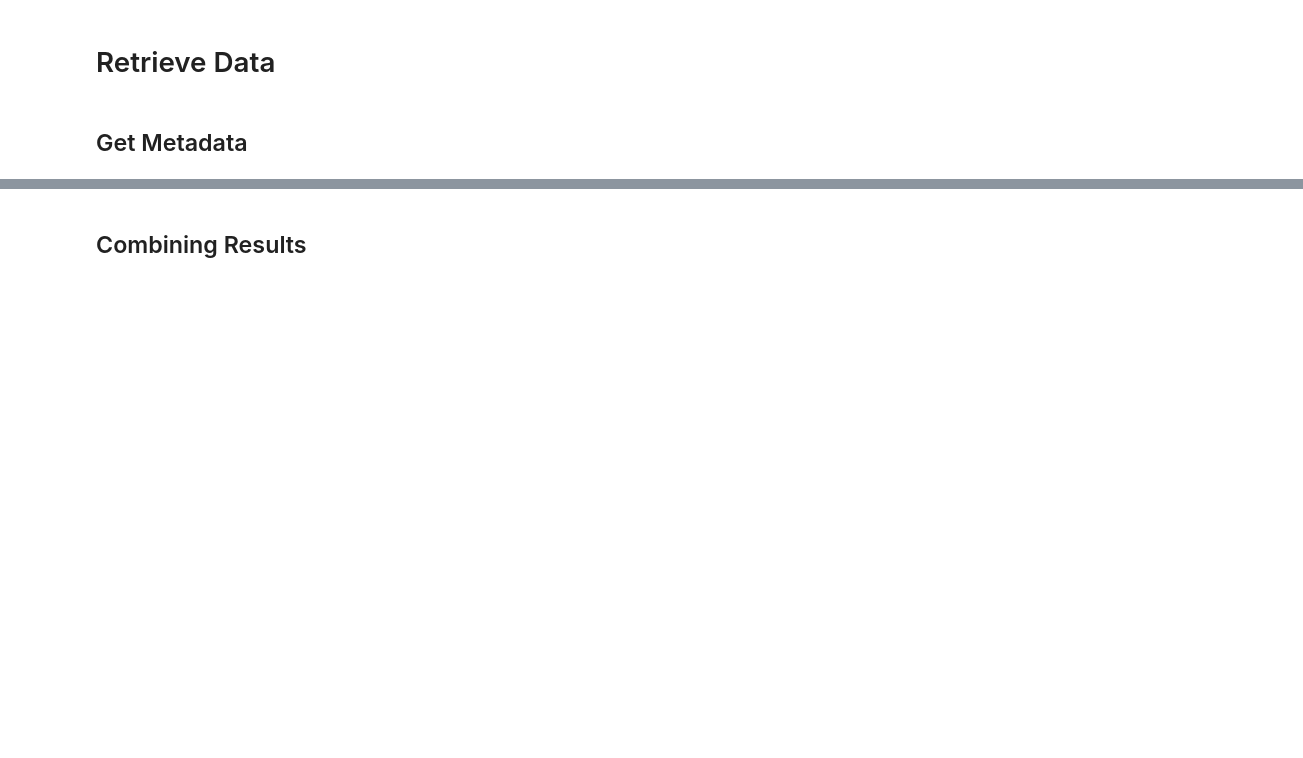
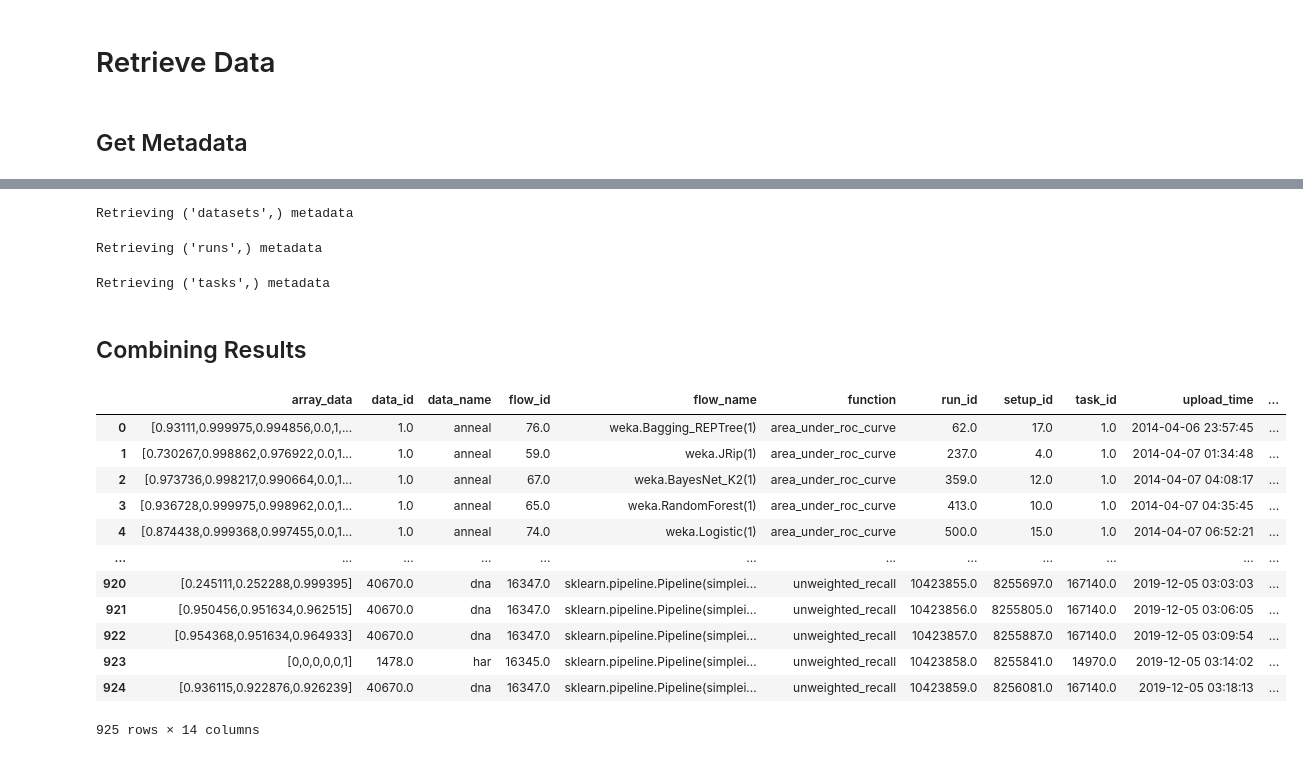
Before and after one commit to michaelbaluja/PyCurator, a Jupyter notebook: OpenML.ipynb, the cells around one changed output, grey strips where cells are left out. Cells and saved outputs as stored; diff of their text form; code cells hidden in the pictures; blank space fills up the shorter version.

Commit message:
update metadata flow with new function

```diff
--- a/OpenML.ipynb
+++ b/OpenML.ipynb
@@ -190,12 +190,13 @@ search_output_dict = get_all_search_outputs(search_types, flatten_output=True)
 # %% [markdown]
 ## Get Metadata
 # %%
-def get_metadata(object_paths, flatten_output=False):
+def get_query_metadata(object_paths, search_type, flatten_output=False):
     """
     Retrieves the metadata for the object/objects listed in object_paths
 
     Params:
     - object_paths : str/list-like
+    - search_type : str
     - flatten_output : bool, optional (default=False)
         flag for flattening nested columns of output
 
@@ -210,6 +211,7 @@ def get_metadata(object_paths, flatten_output=False):
     # Make sure our input is valid
     assert len(object_paths) > 0, 'Please enter at least one object id'
 
+    base_command = getattr(openml, search_type)
     get_query = getattr(base_command, f'get_{search_type[:-1:]}')
 
     # Request each query
@@ -266,3 +281,9 @@ Retrieving ('tasks',) metadata
+# %%
+metadata_dict = get_all_metadata(search_output_dict, flatten_output=True)
+# %% [output]
+Retrieving ('datasets',) metadata
+Retrieving ('runs',) metadata
+Retrieving ('tasks',) metadata
 # %% [markdown]
 ## Combining Results
 # %%
@@ -342,3 +363,19 @@ df_dict = merge_search_and_metadata_dicts(search_output_dict, metadata_dict)
 # %%
 # Add evaluations data (doesn't have metadata so had to be handled separately)
 df_dict[('evaluations',)] = get_individual_search_output('evaluations', flatten_output=True)
+# %%
+df_dict[('evaluations',)]
+# %% [output]
+|  | array_data | data_id | data_name | flow_id | flow_name | function | run_id | setup_id | task_id | upload_time | ... |
+| 0 | [0.93111,0.999975,0.994856,0.0,1,... | 1.0 | anneal | 76.0 | weka.Bagging_REPTree(1) | area_under_roc_curve | 62.0 | 17.0 | 1.0 | 2014-04-06 23:57:45 | ... |
+| 1 | [0.730267,0.998862,0.976922,0.0,1... | 1.0 | anneal | 59.0 | weka.JRip(1) | area_under_roc_curve | 237.0 | 4.0 | 1.0 | 2014-04-07 01:34:48 | ... |
+| 2 | [0.973736,0.998217,0.990664,0.0,1... | 1.0 | anneal | 67.0 | weka.BayesNet_K2(1) | area_under_roc_curve | 359.0 | 12.0 | 1.0 | 2014-04-07 04:08:17 | ... |
+| 3 | [0.936728,0.999975,0.998962,0.0,1... | 1.0 | anneal | 65.0 | weka.RandomForest(1) | area_under_roc_curve | 413.0 | 10.0 | 1.0 | 2014-04-07 04:35:45 | ... |
+| 4 | [0.874438,0.999368,0.997455,0.0,1... | 1.0 | anneal | 74.0 | weka.Logistic(1) | area_under_roc_curve | 500.0 | 15.0 | 1.0 | 2014-04-07 06:52:21 | ... |
+| ... | ... | ... | ... | ... | ... | ... | ... | ... | ... | ... | ... |
+| 920 | [0.245111,0.252288,0.999395] | 40670.0 | dna | 16347.0 | sklearn.pipeline.Pipeline(simplei... | unweighted_recall | 10423855.0 | 8255697.0 | 167140.0 | 2019-12-05 03:03:03 | ... |
+| 921 | [0.950456,0.951634,0.962515] | 40670.0 | dna | 16347.0 | sklearn.pipeline.Pipeline(simplei... | unweighted_recall | 10423856.0 | 8255805.0 | 167140.0 | 2019-12-05 03:06:05 | ... |
+| 922 | [0.954368,0.951634,0.964933] | 40670.0 | dna | 16347.0 | sklearn.pipeline.Pipeline(simplei... | unweighted_recall | 10423857.0 | 8255887.0 | 167140.0 | 2019-12-05 03:09:54 | ... |
+| 923 | [0,0,0,0,0,1] | 1478.0 | har | 16345.0 | sklearn.pipeline.Pipeline(simplei... | unweighted_recall | 10423858.0 | 8255841.0 | 14970.0 | 2019-12-05 03:14:02 | ... |
+| 924 | [0.936115,0.922876,0.926239] | 40670.0 | dna | 16347.0 | sklearn.pipeline.Pipeline(simplei... | unweighted_recall | 10423859.0 | 8256081.0 | 167140.0 | 2019-12-05 03:18:13 | ... |
+925 rows × 14 columns
```
Also changed, not shown: parts of 2 cells of this notebook, 2 other files.
